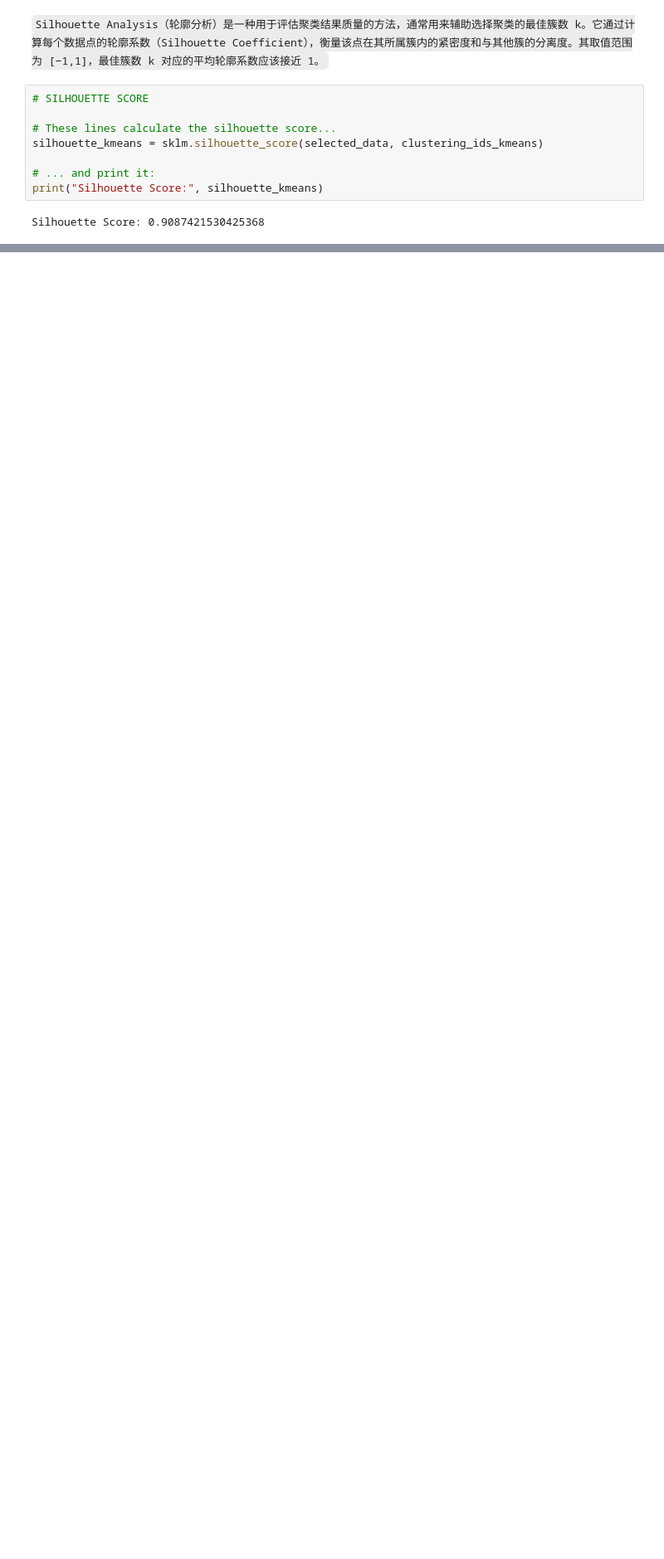
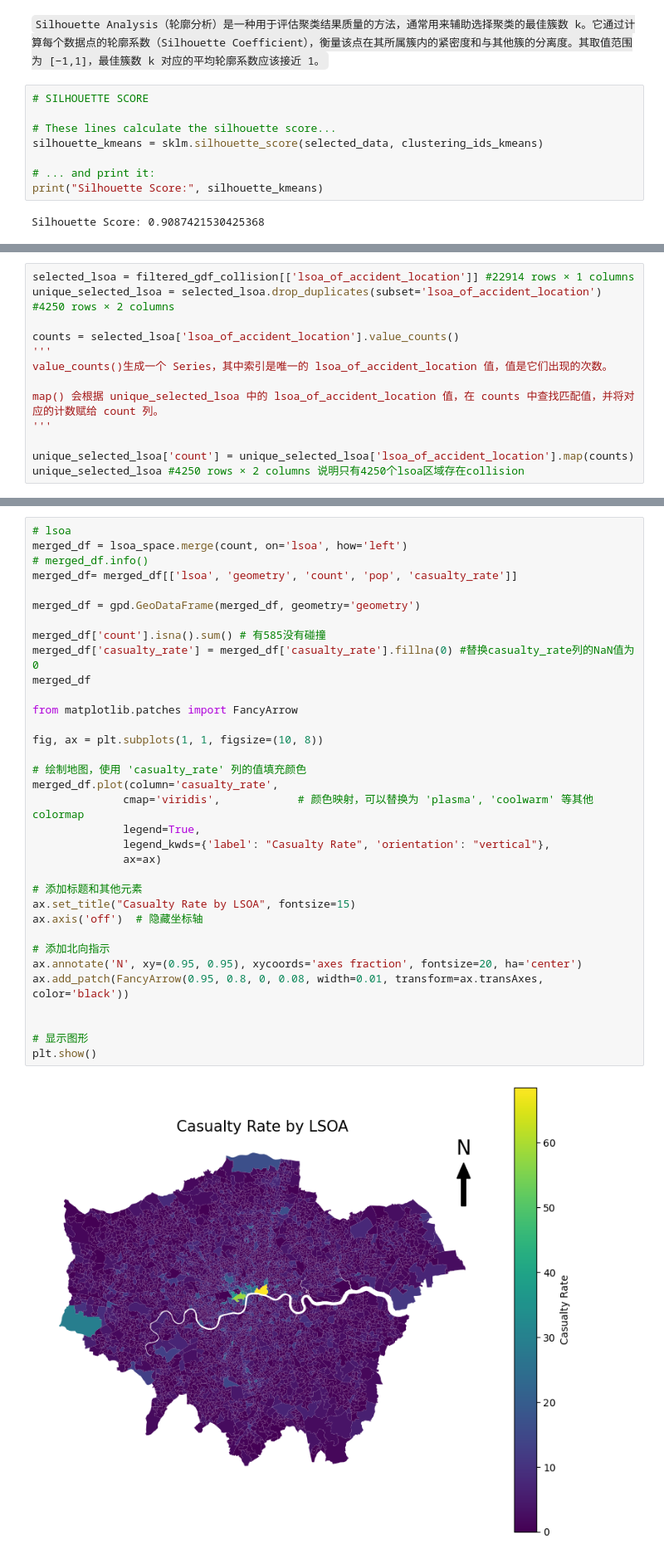
Before and after one commit to jwkee0420/Quantitative-Methods, a Jupyter notebook: Lianghao_workplace.ipynb, the cells around one changed output, grey strips where cells are left out. Shown at 83% size. Cells and saved outputs as stored; diff of their text form; blank space fills up the shorter version.

```diff
--- a/Lianghao_workplace.ipynb
+++ b/Lianghao_workplace.ipynb
@@ -430,0 +528,13 @@ Silhouette Score: 0.9087421530425368
+# %%
+selected_lsoa = filtered_gdf_collision[['lsoa_of_accident_location']] #22914 rows × 1 columns
+unique_selected_lsoa = selected_lsoa.drop_duplicates(subset='lsoa_of_accident_location') #4250 rows × 2 columns
+
+counts = selected_lsoa['lsoa_of_accident_location'].value_counts()
+'''
+value_counts()生成一个 Series，其中索引是唯一的 lsoa_of_accident_location 值，值是它们出现的次数。
+
+map() 会根据 unique_selected_lsoa 中的 lsoa_of_accident_location 值，在 counts 中查找匹配值，并将对应的计数赋给 count 列。
+'''
+
+unique_selected_lsoa['count'] = unique_selected_lsoa['lsoa_of_accident_location'].map(counts)
+unique_selected_lsoa #4250 rows × 2 columns 说明只有4250个lsoa区域存在collision
@@ -430,0 +615,36 @@ Silhouette Score: 0.9087421530425368
+# %%
+# lsoa
+merged_df = lsoa_space.merge(count, on='lsoa', how='left')
+# merged_df.info()
+merged_df= merged_df[['lsoa', 'geometry', 'count', 'pop', 'casualty_rate']]
+
+merged_df = gpd.GeoDataFrame(merged_df, geometry='geometry')
+
+merged_df['count'].isna().sum() # 有585没有碰撞
+merged_df['casualty_rate'] = merged_df['casualty_rate'].fillna(0) #替换casualty_rate列的NaN值为0
+merged_df
+
+from matplotlib.patches import FancyArrow
+
+fig, ax = plt.subplots(1, 1, figsize=(10, 8))
+
+# 绘制地图，使用 'casualty_rate' 列的值填充颜色
+merged_df.plot(column='casualty_rate',
+              cmap='viridis',            # 颜色映射，可以替换为 'plasma', 'coolwarm' 等其他 colormap
+              legend=True,
+              legend_kwds={'label': "Casualty Rate", 'orientation': "vertical"},
+              ax=ax)
+
+# 添加标题和其他元素
+ax.set_title("Casualty Rate by LSOA", fontsize=15)
+ax.axis('off')  # 隐藏坐标轴
+
+# 添加北向指示
+ax.annotate('N', xy=(0.95, 0.95), xycoords='axes fraction', fontsize=20, ha='center')
+ax.add_patch(FancyArrow(0.95, 0.8, 0, 0.08, width=0.01, transform=ax.transAxes, color='black'))
+
+
+# 显示图形
+plt.show()
+# %% [output]
+[figure, added]
```
Also changed, not shown: parts of 20 cells of this notebook.
